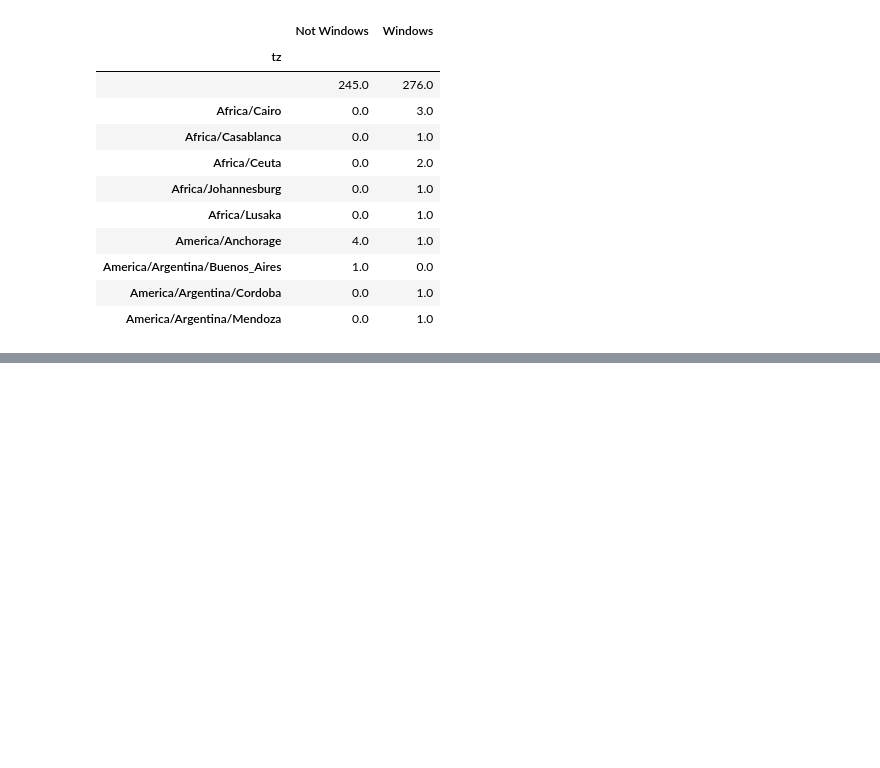
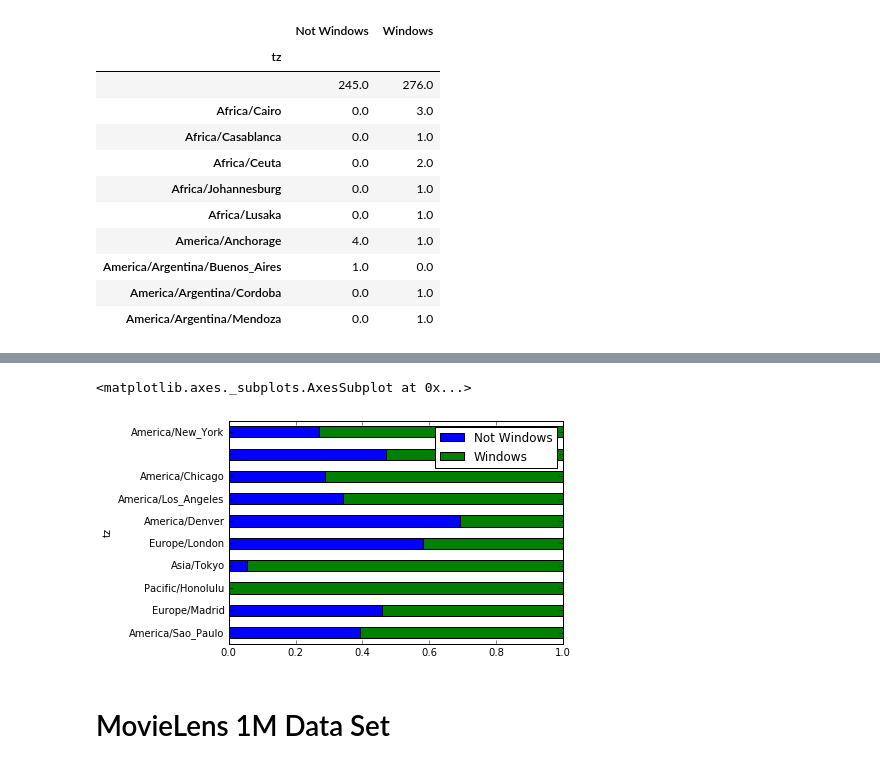
Before and after one commit to choochangho/Python-for-Data-Analysis, a Jupyter notebook: 02.Introductory Examples.ipynb, the cells around one changed output, grey strips where cells are left out. Saved outputs shown, nothing was run; the diff lists cells and outputs as text; code cells hidden in the pictures; blank space fills up the shorter version.

```diff
--- a/02.Introductory Examples.ipynb
+++ b/02.Introductory Examples.ipynb
@@ -275,0 +353,9 @@ agg_counts[:10]
+# %%
+normal_subset = count_subset.div(count_subset.sum(1), axis=0)
+# %%
+normal_subset.plot(kind='barh', stacked=True)
+# %% [output]
+<matplotlib.axes._subplots.AxesSubplot at 0x...>
+[figure, added]
+# %% [markdown]
+# MovieLens 1M Data Set
```
Also changed, not shown: parts of 68 cells of this notebook.
